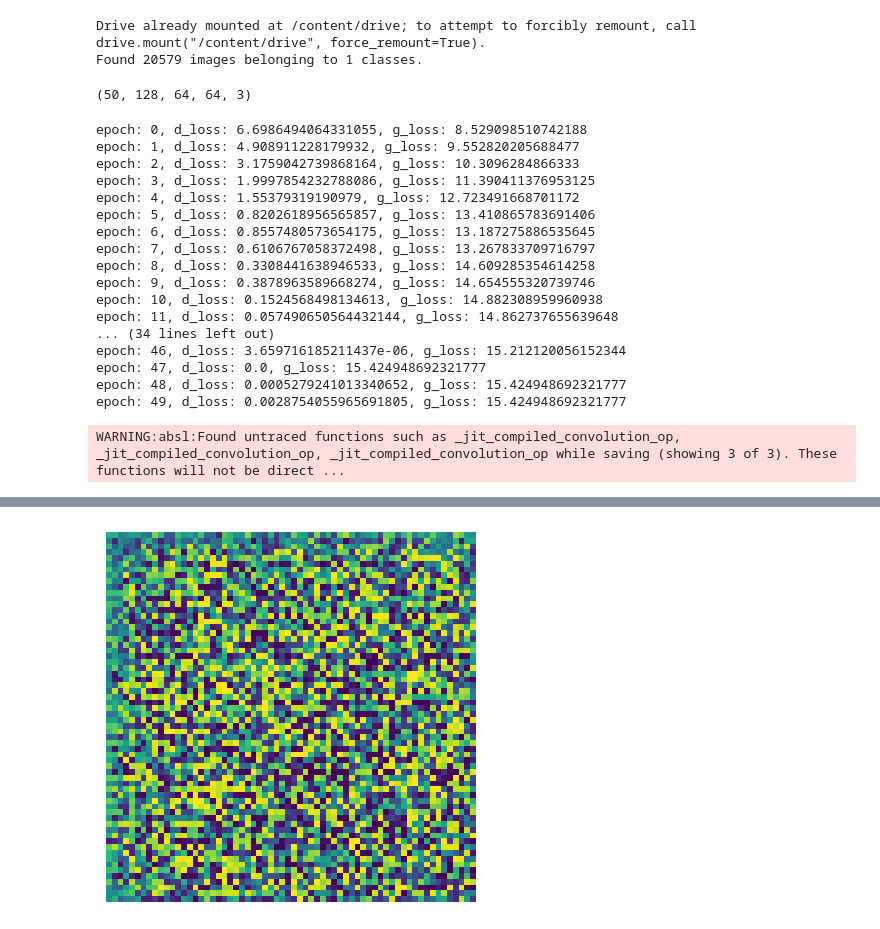
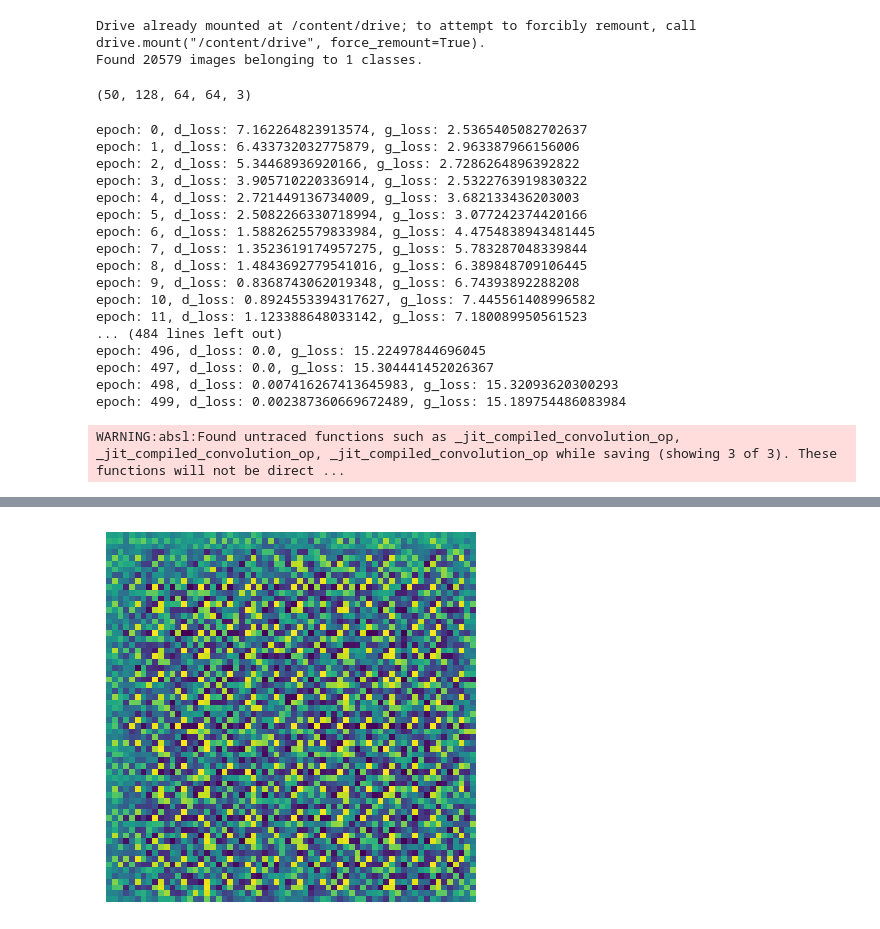
Before and after one commit to easthometown/HMP_Dataset, a Jupyter notebook: gan01.ipynb, the cells around one changed output, grey strips where cells are left out. Cells and saved outputs as stored; diff of their text form; code cells hidden in the pictures.

```diff
--- a/gan01.ipynb
+++ b/gan01.ipynb
@@ -30,7 +31,7 @@ drive.mount('/content/drive')
 
 # Define constants
 ROOT = '.'
-EPOCHS = 50
+EPOCHS = 500
 BATCH_SIZE = 128
 IMG_SIZE = 64
 NOISE_DIM = 100
@@ -216,21 +217,21 @@ generated_images = generate_and_save_images(trained_generator_model)
 Drive already mounted at /content/drive; to attempt to forcibly remount, call drive.mount("/content/drive", force_remount=True).
 Found 20579 images belonging to 1 classes.
 (50, 128, 64, 64, 3)
-epoch: 0, d_loss: 6.6986494064331055, g_loss: 8.529098510742188
-epoch: 1, d_loss: 4.908911228179932, g_loss: 9.552820205688477
-epoch: 2, d_loss: 3.1759042739868164, g_loss: 10.3096284866333
-epoch: 3, d_loss: 1.9997854232788086, g_loss: 11.390411376953125
-epoch: 4, d_loss: 1.55379319190979, g_loss: 12.723491668701172
-epoch: 5, d_loss: 0.8202618956565857, g_loss: 13.410865783691406
-epoch: 6, d_loss: 0.8557480573654175, g_loss: 13.187275886535645
-epoch: 7, d_loss: 0.6106767058372498, g_loss: 13.267833709716797
-epoch: 8, d_loss: 0.3308441638946533, g_loss: 14.609285354614258
-epoch: 9, d_loss: 0.3878963589668274, g_loss: 14.654555320739746
-epoch: 10, d_loss: 0.1524568498134613, g_loss: 14.882308959960938
-epoch: 11, d_loss: 0.057490650564432144, g_loss: 14.862737655639648
-... (34 lines left out)
-epoch: 46, d_loss: 3.659716185211437e-06, g_loss: 15.212120056152344
-epoch: 47, d_loss: 0.0, g_loss: 15.424948692321777
-epoch: 48, d_loss: 0.0005279241013340652, g_loss: 15.424948692321777
-epoch: 49, d_loss: 0.0028754055965691805, g_loss: 15.424948692321777
+epoch: 0, d_loss: 7.162264823913574, g_loss: 2.5365405082702637
+epoch: 1, d_loss: 6.433732032775879, g_loss: 2.963387966156006
+epoch: 2, d_loss: 5.34468936920166, g_loss: 2.7286264896392822
+epoch: 3, d_loss: 3.905710220336914, g_loss: 2.5322763919830322
+epoch: 4, d_loss: 2.721449136734009, g_loss: 3.682133436203003
+epoch: 5, d_loss: 2.5082266330718994, g_loss: 3.077242374420166
+epoch: 6, d_loss: 1.5882625579833984, g_loss: 4.4754838943481445
+epoch: 7, d_loss: 1.3523619174957275, g_loss: 5.783287048339844
+epoch: 8, d_loss: 1.4843692779541016, g_loss: 6.389848709106445
+epoch: 9, d_loss: 0.8368743062019348, g_loss: 6.74393892288208
+epoch: 10, d_loss: 0.8924553394317627, g_loss: 7.445561408996582
+epoch: 11, d_loss: 1.123388648033142, g_loss: 7.180089950561523
+... (484 lines left out)
+epoch: 496, d_loss: 0.0, g_loss: 15.22497844696045
+epoch: 497, d_loss: 0.0, g_loss: 15.304441452026367
+epoch: 498, d_loss: 0.007416267413645983, g_loss: 15.32093620300293
+epoch: 499, d_loss: 0.002387360669672489, g_loss: 15.189754486083984
 WARNING:absl:Found untraced functions such as _jit_compiled_convolution_op, _jit_compiled_convolution_op, _jit_compiled_convolution_op while saving (showing 3 of 3). These functions will not be direct ...
@@ -238 +239 @@ WARNING:absl:Found untraced functions such as _jit_compiled_convolution_op, _jit
-[figure, old version]
+[figure, new version]
```
Also changed, not shown: parts of 3 cells of this notebook.
